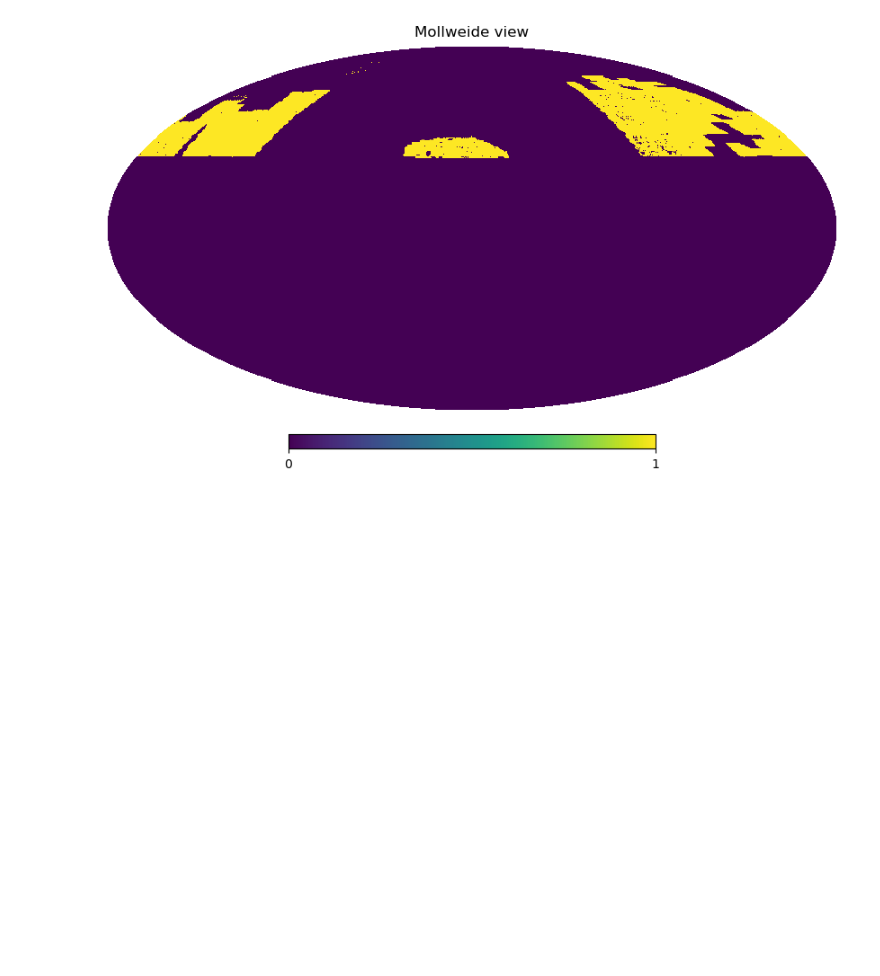
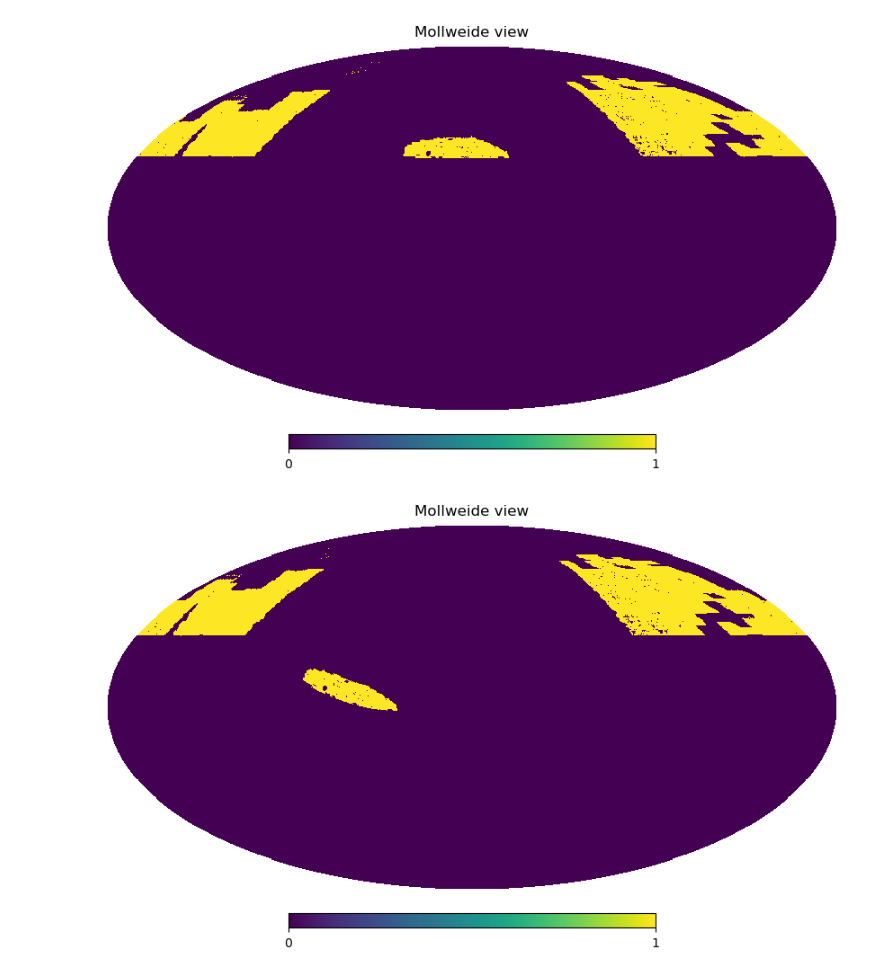
Before and after one commit to sachaguer/UNIONS_forward_model, a Jupyter notebook: notebooks/masking.ipynb, the cells around one changed output. Saved outputs shown, nothing was run; the diff lists cells and outputs as text; code cells hidden in the pictures; blank space fills up the shorter version.

```diff
--- a/notebooks/masking.ipynb
+++ b/notebooks/masking.ipynb
@@ -311,0 +216,21 @@ def load_sources(path):
+# %%
+sources = load_sources(path_gal, config['shape_noise'])
+# %%
+nside = 512
+
+theta_src = (90-sources[1])*np.pi/180
+phi_src = sources[0]*np.pi/180
+
+pix_src = hp.ang2pix(512, theta_src, phi_src)
+
+unique_pix_src, idx_src, idx_rep_src = np.unique(pix_src, return_index=True, return_inverse=True)
+
+n_gal_src = np.zeros(hp.nside2npix(nside))
+n_gal_src[unique_pix_src] = np.bincount(idx_rep_src, weights=sources[4])
+
+mask_src = n_gal_src!=0
+# %%
+hp.mollview(mask_src)
+plt.show()
+# %% [output]
+[figure, added]
```
Also changed, not shown: parts of 18 cells of this notebook, 5 other files.
